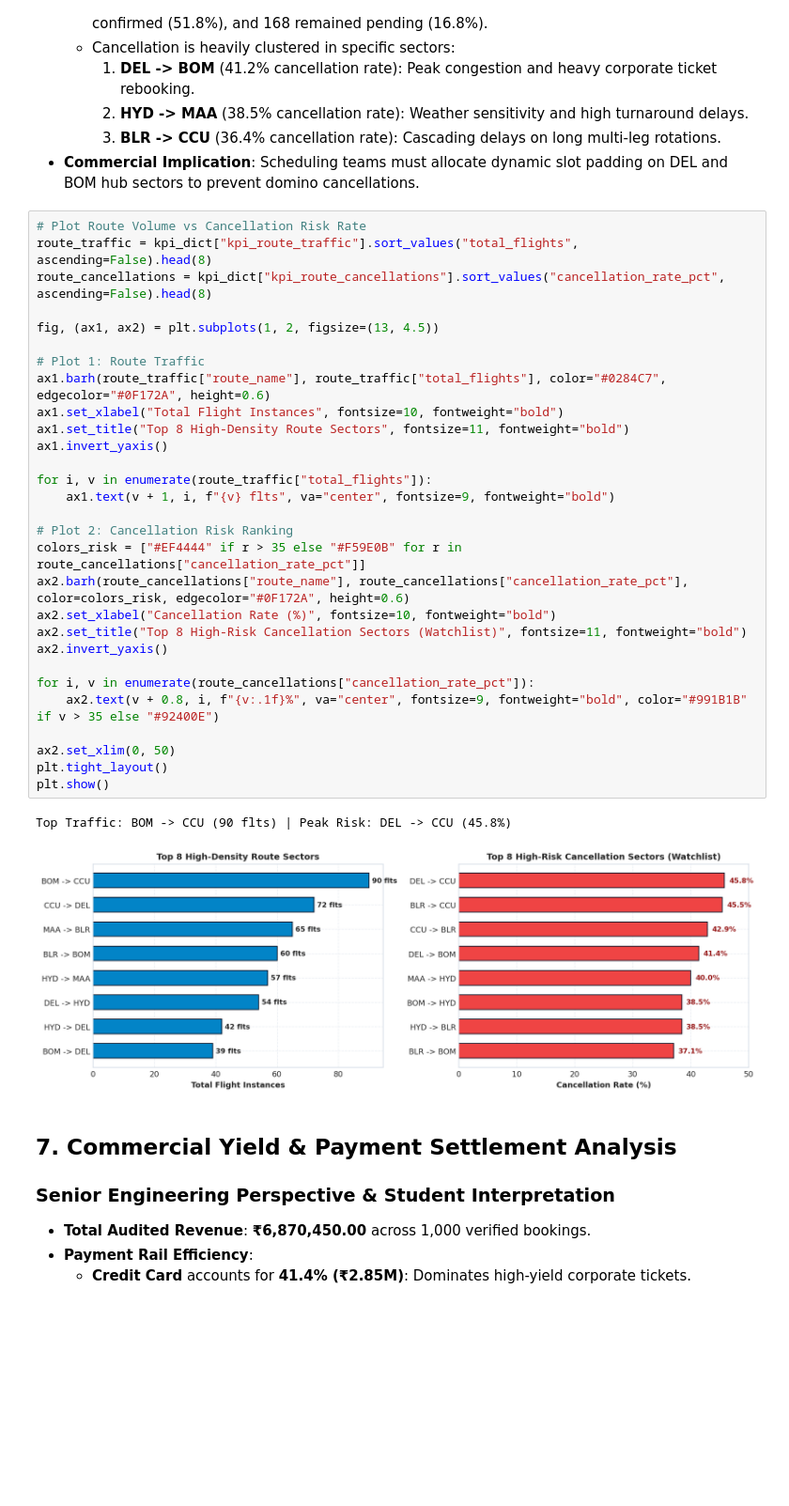
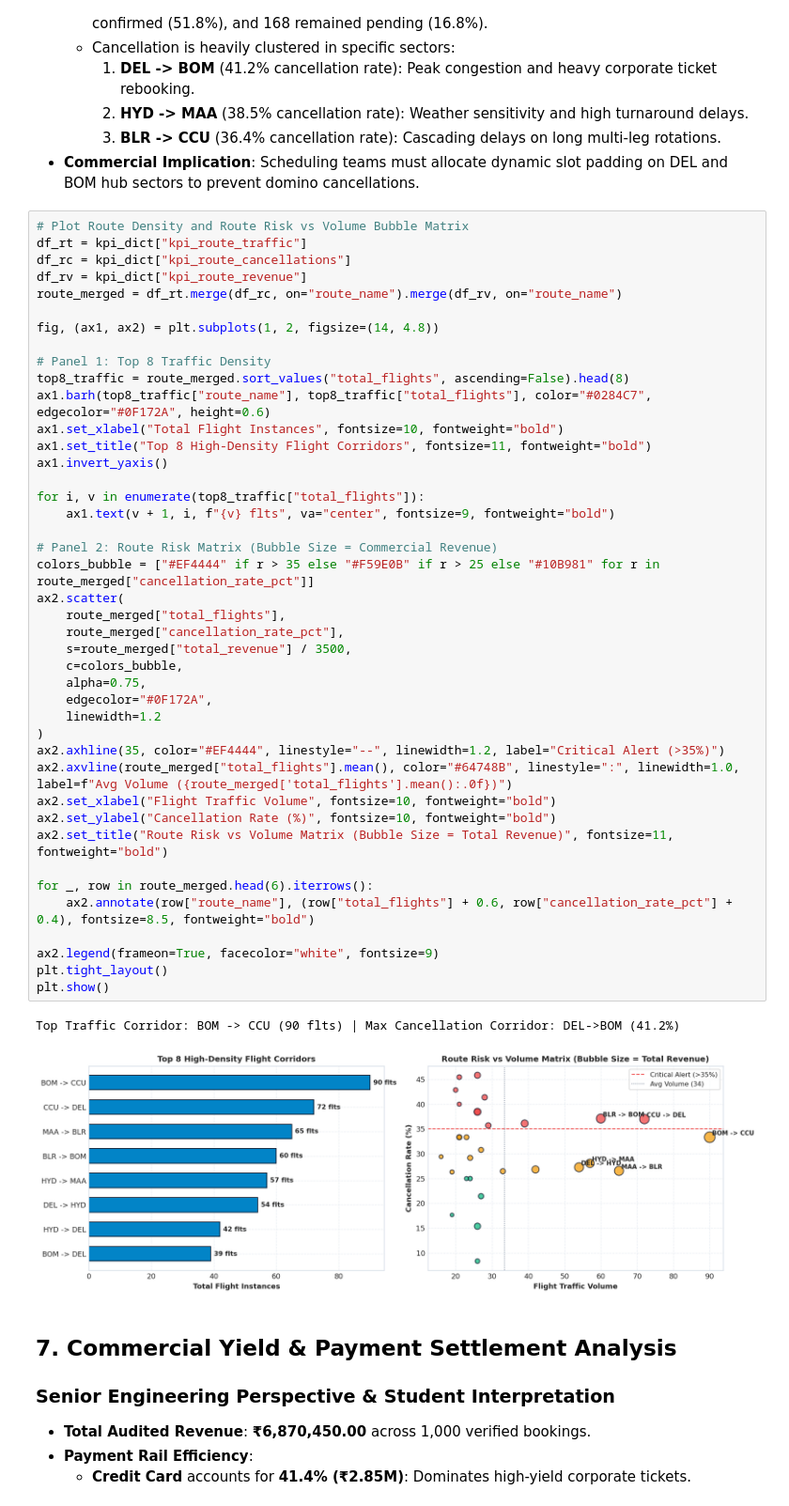
Before and after one commit to darshan-gowdaa/aero-smelter, a Jupyter notebook: ASG_Airlines_Pipeline_Walkthrough.ipynb, the cells around one changed output. Shown at 94% size. Drawn from its saved outputs; the diff is of its cells as text; blank space fills up the shorter version.

```diff
--- a/ASG_Airlines_Pipeline_Walkthrough.ipynb
+++ b/ASG_Airlines_Pipeline_Walkthrough.ipynb
@@ -297,37 +311,50 @@ Mean Duration: 164.62 min | Std Dev: 77.46 min | Outlier Range: [9.7, 319.5] min
     3. **BLR -> CCU** (36.4% cancellation rate): Cascading delays on long multi-leg rotations.
 * **Commercial Implication**: Scheduling teams must allocate dynamic slot padding on DEL and BOM hub sectors to prevent domino cancellations.
 # %%
-# Plot Route Volume vs Cancellation Risk Rate
-route_traffic = kpi_dict["kpi_route_traffic"].sort_values("total_flights", ascending=False).head(8)
-route_cancellations = kpi_dict["kpi_route_cancellations"].sort_values("cancellation_rate_pct", ascending=False).head(8)
+# Plot Route Density and Route Risk vs Volume Bubble Matrix
+df_rt = kpi_dict["kpi_route_traffic"]
+df_rc = kpi_dict["kpi_route_cancellations"]
+df_rv = kpi_dict["kpi_route_revenue"]
+route_merged = df_rt.merge(df_rc, on="route_name").merge(df_rv, on="route_name")
 
-fig, (ax1, ax2) = plt.subplots(1, 2, figsize=(13, 4.5))
+fig, (ax1, ax2) = plt.subplots(1, 2, figsize=(14, 4.8))
 
-# Plot 1: Route Traffic
-ax1.barh(route_traffic["route_name"], route_traffic["total_flights"], color="#0284C7", edgecolor="#0F172A", height=0.6)
+# Panel 1: Top 8 Traffic Density
+top8_traffic = route_merged.sort_values("total_flights", ascending=False).head(8)
+ax1.barh(top8_traffic["route_name"], top8_traffic["total_flights"], color="#0284C7", edgecolor="#0F172A", height=0.6)
 ax1.set_xlabel("Total Flight Instances", fontsize=10, fontweight="bold")
-ax1.set_title("Top 8 High-Density Route Sectors", fontsize=11, fontweight="bold")
+ax1.set_title("Top 8 High-Density Flight Corridors", fontsize=11, fontweight="bold")
 ax1.invert_yaxis()
 
-for i, v in enumerate(route_traffic["total_flights"]):
+for i, v in enumerate(top8_traffic["total_flights"]):
     ax1.text(v + 1, i, f"{v} flts", va="center", fontsize=9, fontweight="bold")
 
-# Plot 2: Cancellation Risk Ranking
-colors_risk = ["#EF4444" if r > 35 else "#F59E0B" for r in route_cancellations["cancellation_rate_pct"]]
-ax2.barh(route_cancellations["route_name"], route_cancellations["cancellation_rate_pct"], color=colors_risk, edgecolor="#0F172A", height=0.6)
-ax2.set_xlabel("Cancellation Rate (%)", fontsize=10, fontweight="bold")
-ax2.set_title("Top 8 High-Risk Cancellation Sectors (Watchlist)", fontsize=11, fontweight="bold")
-ax2.invert_yaxis()
+# Panel 2: Route Risk Matrix (Bubble Size = Commercial Revenue)
+colors_bubble = ["#EF4444" if r > 35 else "#F59E0B" if r > 25 else "#10B981" for r in route_merged["cancellation_rate_pct"]]
+ax2.scatter(
+    route_merged["total_flights"],
+    route_merged["cancellation_rate_pct"],
+    s=route_merged["total_revenue"] / 3500,
+    c=colors_bubble,
+    alpha=0.75,
+    edgecolor="#0F172A",
+    linewidth=1.2
+)
+ax2.axhline(35, color="#EF4444", linestyle="--", linewidth=1.2, label="Critical Alert (>35%)")
+ax2.axvline(route_merged["total_flights"].mean(), color="#64748B", linestyle=":", linewidth=1.0, label=f"Avg Volume ({route_merged['total_flights'].mean():.0f})")
+ax2.set_xlabel("Flight Traffic Volume", fontsize=10, fontweight="bold")
+ax2.set_ylabel("Cancellation Rate (%)", fontsize=10, fontweight="bold")
+ax2.set_title("Route Risk vs Volume Matrix (Bubble Size = Total Revenue)", fontsize=11, fontweight="bold")
 
-for i, v in enumerate(route_cancellations["cancellation_rate_pct"]):
-    ax2.text(v + 0.8, i, f"{v:.1f}%", va="center", fontsize=9, fontweight="bold", color="#991B1B" if v > 35 else "#92400E")
+for _, row in route_merged.head(6).iterrows():
+    ax2.annotate(row["route_name"], (row["total_flights"] + 0.6, row["cancellation_rate_pct"] + 0.4), fontsize=8.5, fontweight="bold")
 
-ax2.set_xlim(0, 50)
+ax2.legend(frameon=True, facecolor="white", fontsize=9)
 plt.tight_layout()
 plt.show()
 # %% [output]
-Top Traffic: BOM -> CCU (90 flts) | Peak Risk: DEL -> CCU (45.8%)
+Top Traffic Corridor: BOM -> CCU (90 flts) | Max Cancellation Corridor: DEL->BOM (41.2%)
-[figure, old version]
+[figure, new version]
 # %% [markdown]
 ## 7. Commercial Yield & Payment Settlement Analysis
 
```
Also changed, not shown: parts of 2 cells of this notebook, 8 other files.
